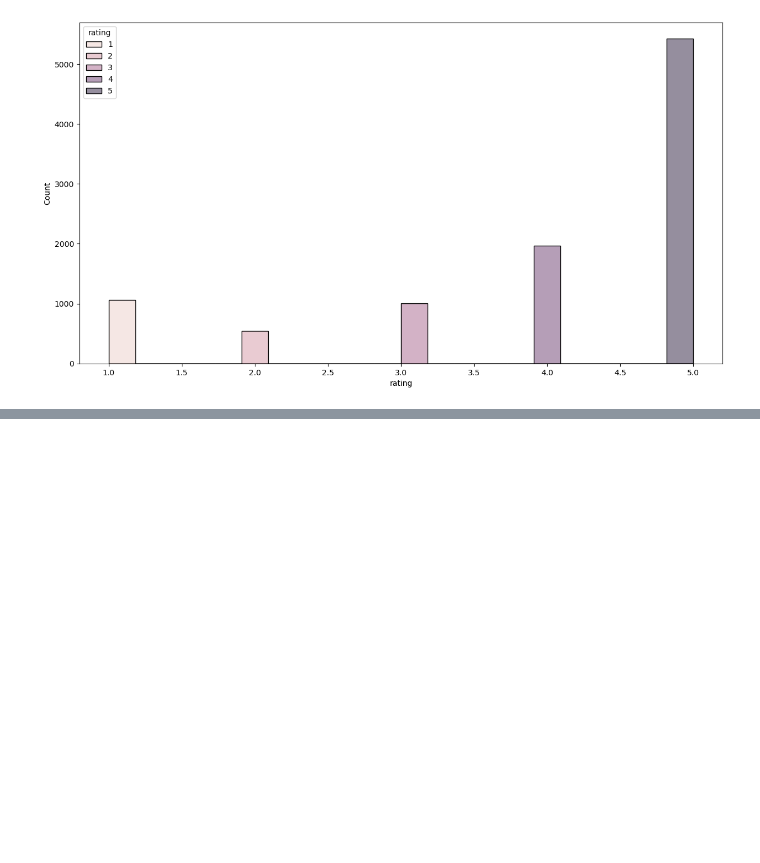
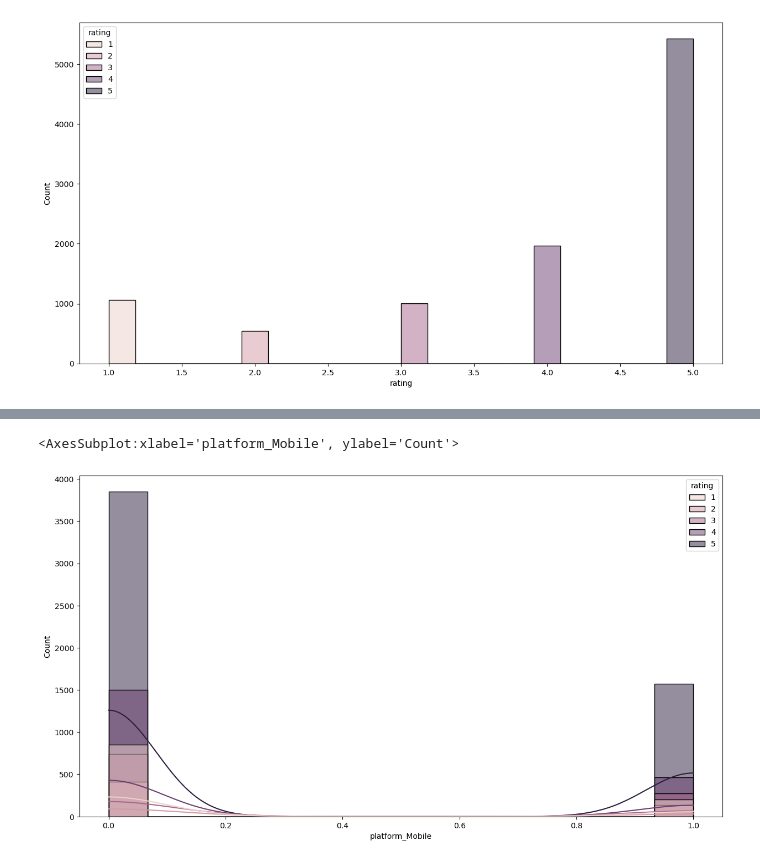
Before and after one commit to MaukanMir/Singapore-Airline-Reviews, a Jupyter notebook: training.ipynb, the cells around one changed output, grey strips where cells are left out. Saved outputs shown, nothing was run; the diff lists cells and outputs as text; code cells hidden in the pictures; blank space fills up the shorter version.

Commit message:
added new visuals

```diff
--- a/training.ipynb
+++ b/training.ipynb
@@ -167,0 +152,6 @@ df
+# %%
+plt.figure(figsize=(15, 8))
+sns.histplot(data=df, x="platform_Mobile",kde=True, hue='rating')
+# %% [output]
+<AxesSubplot:xlabel='platform_Mobile', ylabel='Count'>
+[figure, added]
```
Also changed, not shown: parts of 2 cells of this notebook.
